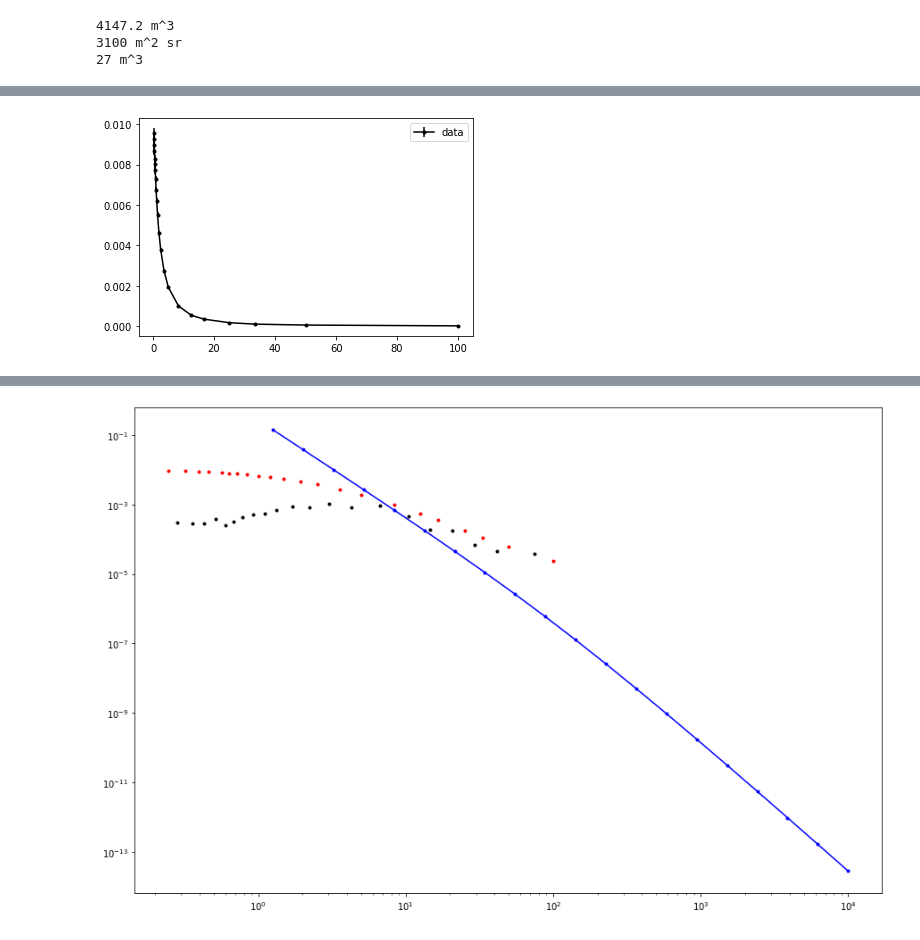
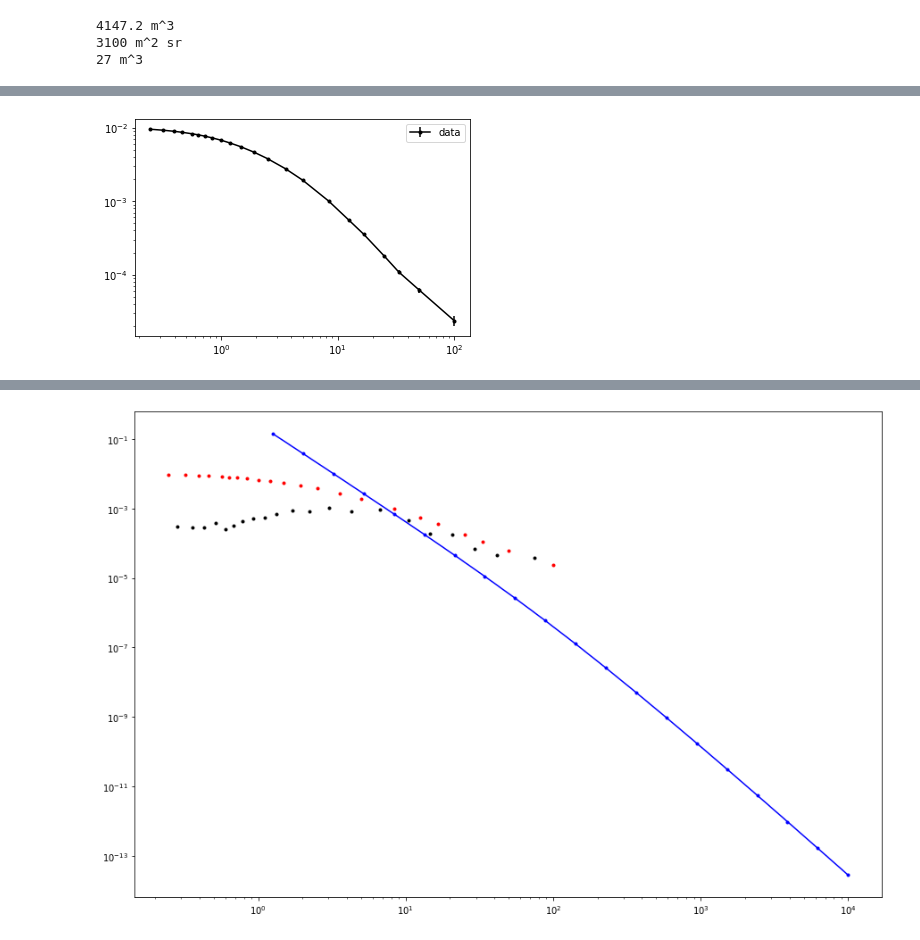
Before and after one commit to gmazzitelli/cygno_cloud, a Jupyter notebook: sim/ratemu_lngs.ipynb, the cells around one changed output, grey strips where cells are left out. Drawn from its saved outputs; the diff is of its cells as text; code cells hidden in the pictures.

```diff
--- a/sim/ratemu_lngs.ipynb
+++ b/sim/ratemu_lngs.ipynb
@@ -16,21 +12,24 @@ print (volume_cupid,"m^3")
 # %%
 import numpy as np
 import matplotlib.pyplot as plt
 import time
 #
 # pag 236 Grainder muon integral intensity at 600 m above see level cm-2 s-1 sr-1
 #
 x = np.array([0.247, 0.321, 0.393, 0.463, 0.564, 0.633, 0.722, 0.841,
           1.008, 1.198, 1.478, 1.931, 2.508, 3.579, 5.008, 8.341,
           12.51, 16.68, 25.01, 33.34, 50.01, 100.01])
 F = np.array([9.56e-3, 9.264e-3, 8.970e-3, 8.689e-3, 8.293e-3, 8.037e-3, 7.713e-3,
         7.286e-3, 6.756e-3, 6.199e-3, 5.520e-3, 4.630e-3, 3.793e-3, 2.760e-3, 1.934e-3,
         1.008e-3, 5.487e-4, 3.551e-4, 1.792e-4, 1.084e-4, 6.139e-5, 2.339e-5])
 err = np.array([2.5,2.5,2.4,2.4,2.4,2.3,2.3,2.3,2.3,2.2,2.2,2.2,2.2,2.3,2.4,2.6,3.1,3.5,4.5,5.6,8.0,15.0])
 err = F*err/100
 plt.errorbar(x,F,yerr=err, fmt='k.-',label='data')
+plt.xscale('log')
+plt.yscale('log')
+
 plt.legend()
 plt.show()
 # %% [output]
-[figure, old version]
+[figure, new version]
 # %%
```
Also changed, not shown: parts of 4 cells of this notebook, 11 other files.
